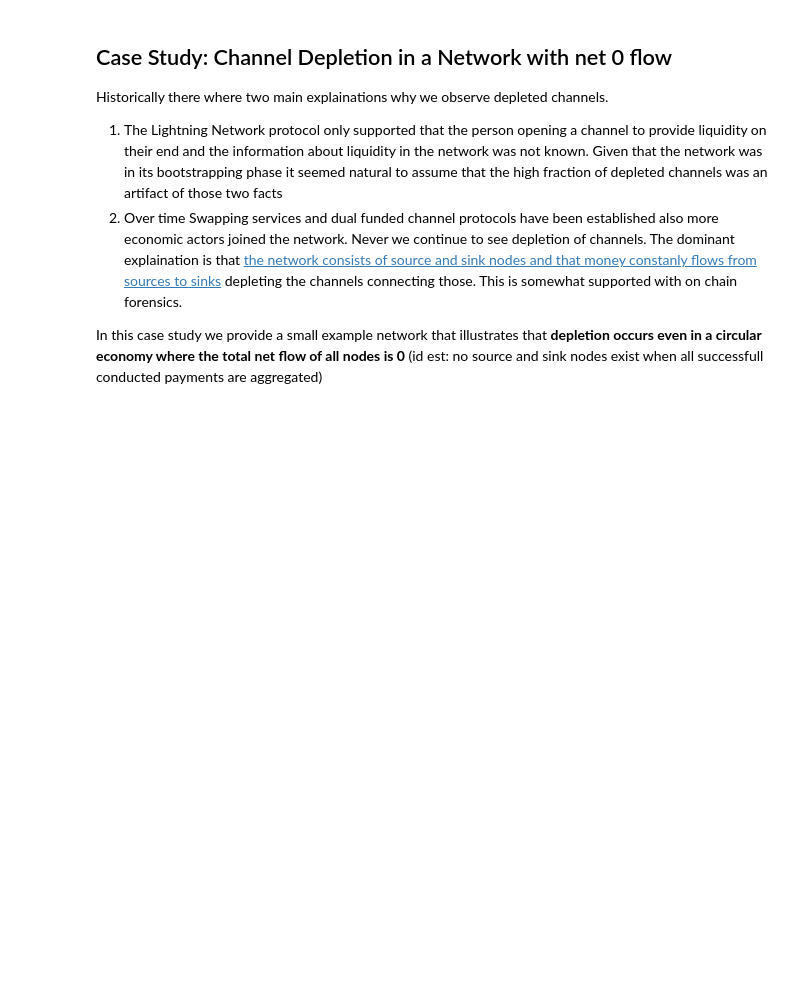
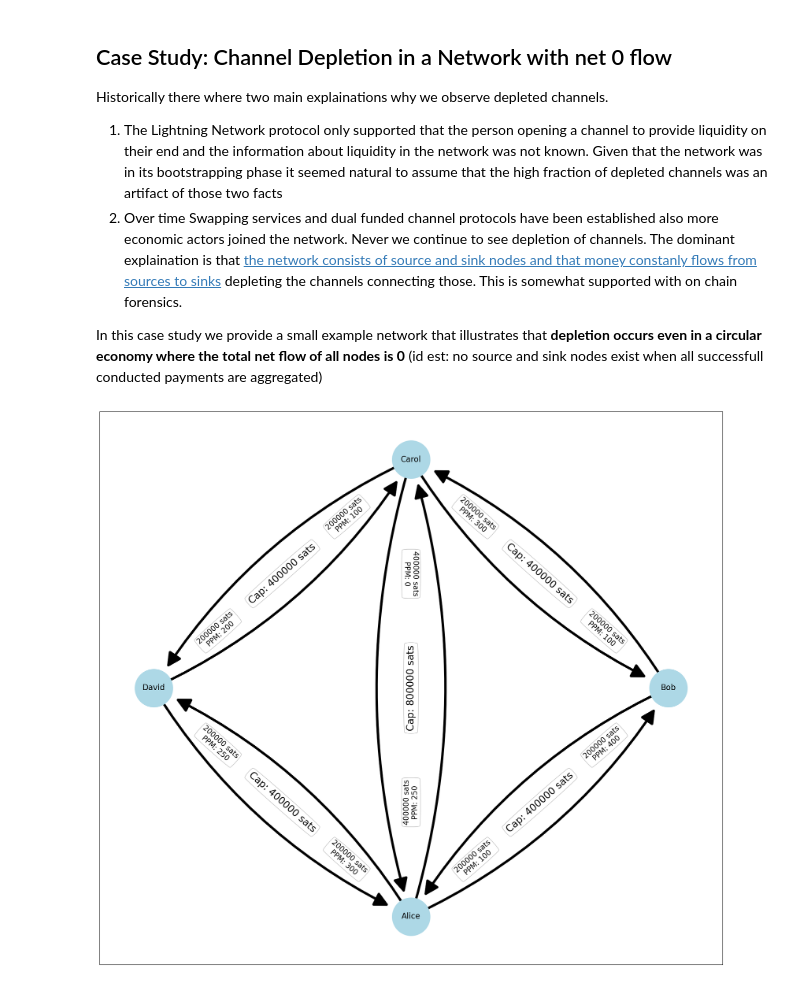
Before and after one commit to ajtowns/Lightning-Network-Limitations, a Jupyter notebook: Limits of two party channels/Selfish Sending yields Almost solution to Global Fee Potential Optimization.ipynb, the cells around one changed output. Drawn from its saved outputs; the diff is of its cells as text; code cells hidden in the pictures; blank space fills up the shorter version.

```diff
--- a/Limits of two party channels/Selfish Sending yields Almost solution to Global Fee Potential Optimization.ipynb
+++ b/Limits of two party channels/Selfish Sending yields Almost solution to Global Fee Potential Optimization.ipynb
@@ -329,2 +334,20 @@ def new_example():
+# %%
+def new_example(n=100):
+    example = LiquidityGraph()
+    example.add_edge("Alice", "Bob", 2000*n, 100)
+    example.add_edge("Bob", "Carol", 2000*n, 100)
+    example.add_edge("Carol", "David", 2000*n, 100)
+    example.add_edge("David", "Alice", 2000*n, 250)
+    example.add_edge("David", "Carol", 2000*n, 200)
+    example.add_edge("Carol", "Bob", 2000*n, 300)
+    example.add_edge("Bob", "Alice", 2000*n, 400)
+    example.add_edge("Alice", "David", 2000*n, 300)
+    example.add_edge("Alice", "Carol", 4000*n, 250)
+    example.add_edge("Carol", "Alice", 4000*n, 0)
+    return example
+
+draw_small_network(new_example().graph)
+# %% [output]
+[figure, added]
 # %%
 example = new_example()
```
Also changed, not shown: parts of 7 cells of this notebook.
